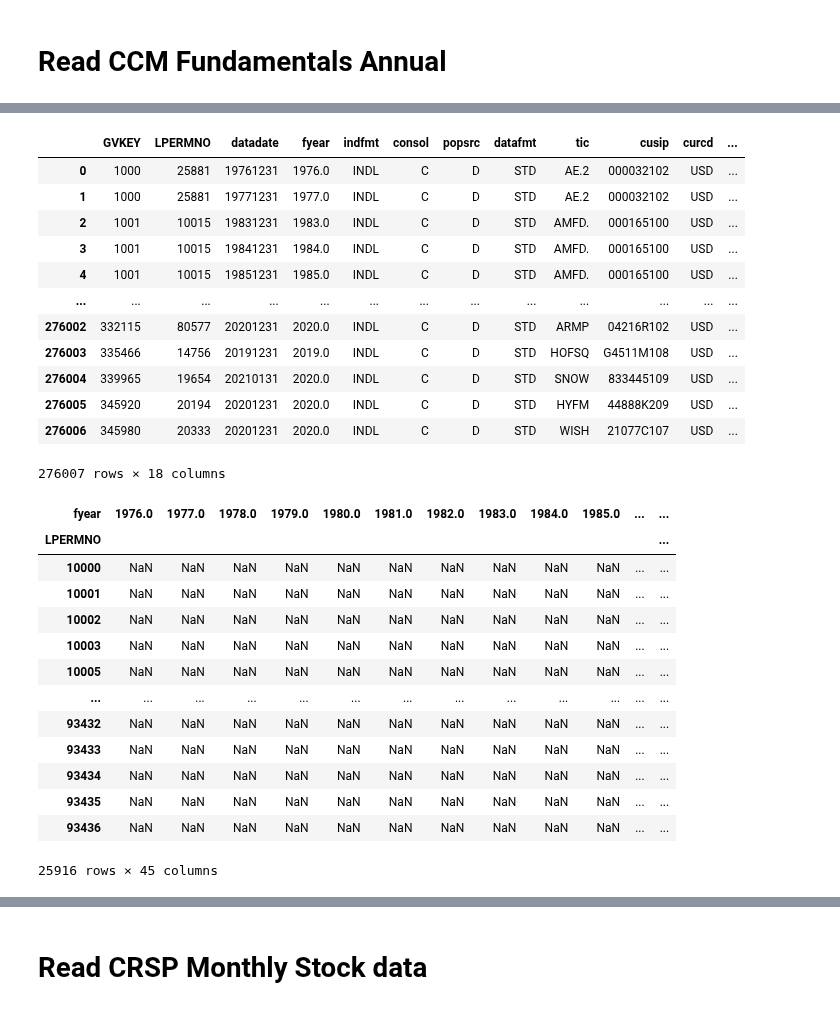
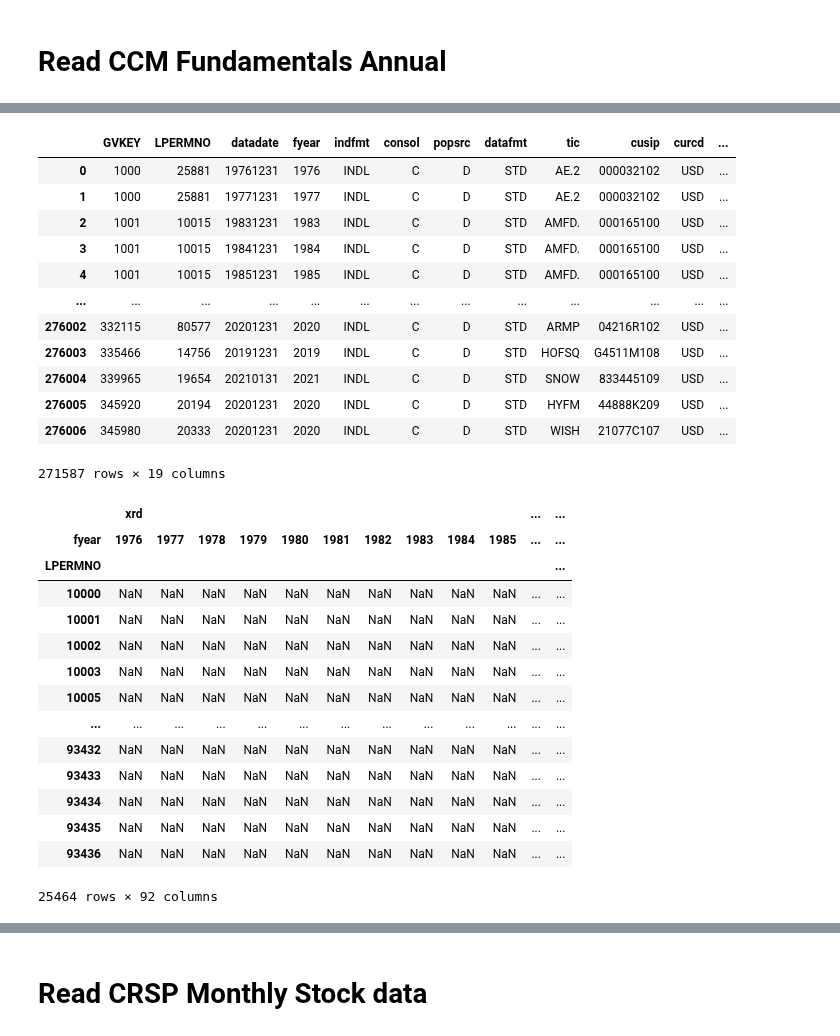
Before and after one commit to rohitashwachaks/finance, a Jupyter notebook: Titman/R&D.ipynb, the cells around one changed output, grey strips where cells are left out. Cells and saved outputs as stored; diff of their text form; code cells hidden in the pictures.

```diff
--- a/Titman/R&D.ipynb
+++ b/Titman/R&D.ipynb
@@ -39,0 +51,11 @@ ccm_fundamentals_annual
+# %%
+ccm_fundamentals_annual = pd.read_csv("df_fa.csv")
+
+# USD Only
+ccm_fundamentals_annual = ccm_fundamentals_annual[ccm_fundamentals_annual["curcd"] == "USD"]
+ccm_fundamentals_annual["fyear"] = ccm_fundamentals_annual["datadate"].progress_apply(lambda x: convert_to_date(str(x)).year)
+ccm_fundamentals_annual["me"] = ccm_fundamentals_annual[["csho", "prcc_c"]].apply(lambda r: (r["csho"]*r["prcc_c"]), axis = 1)
+
+# Positive ME only:
+ccm_fundamentals_annual[ccm_fundamentals_annual["me"] > 0]
+ccm_fundamentals_annual
@@ -44,15 +80,15 @@ ccm_fundamentals_annual = ccm_fundamentals_annual.drop("sich", axis = 1)
 ccm_fundamentals_annual
 # %% [output]
 |  | GVKEY | LPERMNO | datadate | fyear | indfmt | consol | popsrc | datafmt | tic | cusip | curcd | ... |
-| 0 | 1000 | 25881 | 19761231 | 1976.0 | INDL | C | D | STD | AE.2 | 000032102 | USD | ... |
-| 1 | 1000 | 25881 | 19771231 | 1977.0 | INDL | C | D | STD | AE.2 | 000032102 | USD | ... |
-| 2 | 1001 | 10015 | 19831231 | 1983.0 | INDL | C | D | STD | AMFD. | 000165100 | USD | ... |
-| 3 | 1001 | 10015 | 19841231 | 1984.0 | INDL | C | D | STD | AMFD. | 000165100 | USD | ... |
-| 4 | 1001 | 10015 | 19851231 | 1985.0 | INDL | C | D | STD | AMFD. | 000165100 | USD | ... |
+| 0 | 1000 | 25881 | 19761231 | 1976 | INDL | C | D | STD | AE.2 | 000032102 | USD | ... |
+| 1 | 1000 | 25881 | 19771231 | 1977 | INDL | C | D | STD | AE.2 | 000032102 | USD | ... |
+| 2 | 1001 | 10015 | 19831231 | 1983 | INDL | C | D | STD | AMFD. | 000165100 | USD | ... |
+| 3 | 1001 | 10015 | 19841231 | 1984 | INDL | C | D | STD | AMFD. | 000165100 | USD | ... |
+| 4 | 1001 | 10015 | 19851231 | 1985 | INDL | C | D | STD | AMFD. | 000165100 | USD | ... |
 | ... | ... | ... | ... | ... | ... | ... | ... | ... | ... | ... | ... | ... |
-| 276002 | 332115 | 80577 | 20201231 | 2020.0 | INDL | C | D | STD | ARMP | 04216R102 | USD | ... |
-| 276003 | 335466 | 14756 | 20191231 | 2019.0 | INDL | C | D | STD | HOFSQ | G4511M108 | USD | ... |
-| 276004 | 339965 | 19654 | 20210131 | 2020.0 | INDL | C | D | STD | SNOW | 833445109 | USD | ... |
-| 276005 | 345920 | 20194 | 20201231 | 2020.0 | INDL | C | D | STD | HYFM | 44888K209 | USD | ... |
-| 276006 | 345980 | 20333 | 20201231 | 2020.0 | INDL | C | D | STD | WISH | 21077C107 | USD | ... |
+| 276002 | 332115 | 80577 | 20201231 | 2020 | INDL | C | D | STD | ARMP | 04216R102 | USD | ... |
+| 276003 | 335466 | 14756 | 20191231 | 2019 | INDL | C | D | STD | HOFSQ | G4511M108 | USD | ... |
+| 276004 | 339965 | 19654 | 20210131 | 2021 | INDL | C | D | STD | SNOW | 833445109 | USD | ... |
+| 276005 | 345920 | 20194 | 20201231 | 2020 | INDL | C | D | STD | HYFM | 44888K209 | USD | ... |
+| 276006 | 345980 | 20333 | 20201231 | 2020 | INDL | C | D | STD | WISH | 21077C107 | USD | ... |
-276007 rows × 18 columns
+271587 rows × 19 columns
@@ -64,11 +95,9 @@ def get_rnd(xrd_list: pd.Series)->pd.Series:
 # %%
-yearly_xrd = ccm_fundamentals_annual.groupby(["LPERMNO","fyear"])["xrd"].mean().unstack()
+yearly_xrd = ccm_fundamentals_annual.groupby(["LPERMNO","fyear"])["xrd","me"].mean().unstack()
 yearly_xrd
-
-yearly_rcd = yearly_xrd.apply(lambda row: (get_rnd(row)), axis = 1)
-yearly_rcd
 # %% [output]
-| fyear | 1976.0 | 1977.0 | 1978.0 | 1979.0 | 1980.0 | 1981.0 | 1982.0 | 1983.0 | 1984.0 | 1985.0 | ... | ... |
+|  | xrd |  |  |  |  |  |  |  |  |  | ... | ... |
+| fyear | 1976 | 1977 | 1978 | 1979 | 1980 | 1981 | 1982 | 1983 | 1984 | 1985 | ... | ... |
 | LPERMNO |  |  |  |  |  |  |  |  |  |  |  | ... |
 | 10000 | NaN | NaN | NaN | NaN | NaN | NaN | NaN | NaN | NaN | NaN | ... | ... |
 | 10001 | NaN | NaN | NaN | NaN | NaN | NaN | NaN | NaN | NaN | NaN | ... | ... |
@@ -81,4 +110,4 @@ yearly_rcd
 | 93434 | NaN | NaN | NaN | NaN | NaN | NaN | NaN | NaN | NaN | NaN | ... | ... |
 | 93435 | NaN | NaN | NaN | NaN | NaN | NaN | NaN | NaN | NaN | NaN | ... | ... |
 | 93436 | NaN | NaN | NaN | NaN | NaN | NaN | NaN | NaN | NaN | NaN | ... | ... |
-25916 rows × 45 columns
+25464 rows × 92 columns
```
Also changed, not shown: parts of 26 cells of this notebook, 2 other files.
